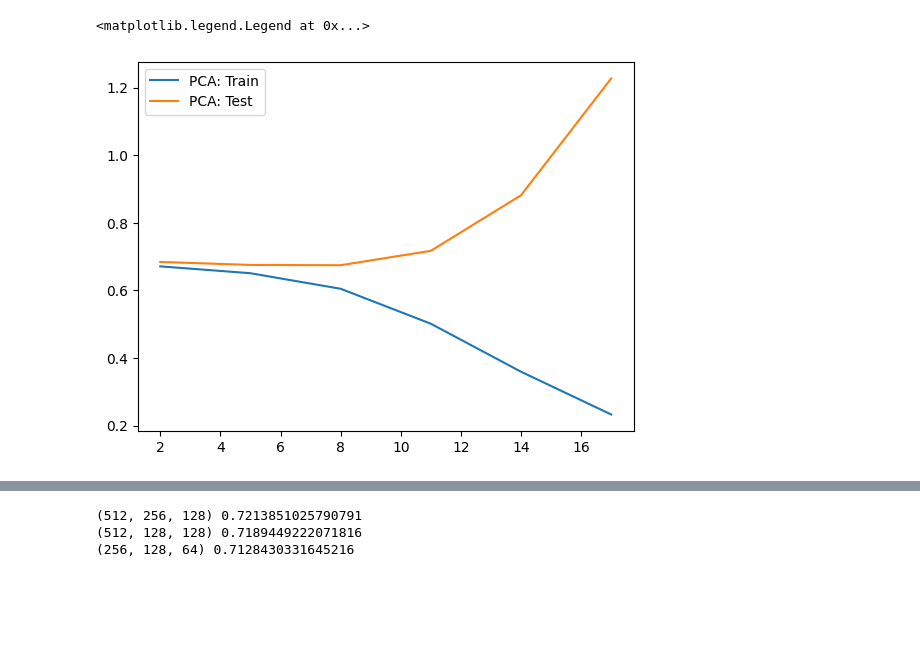
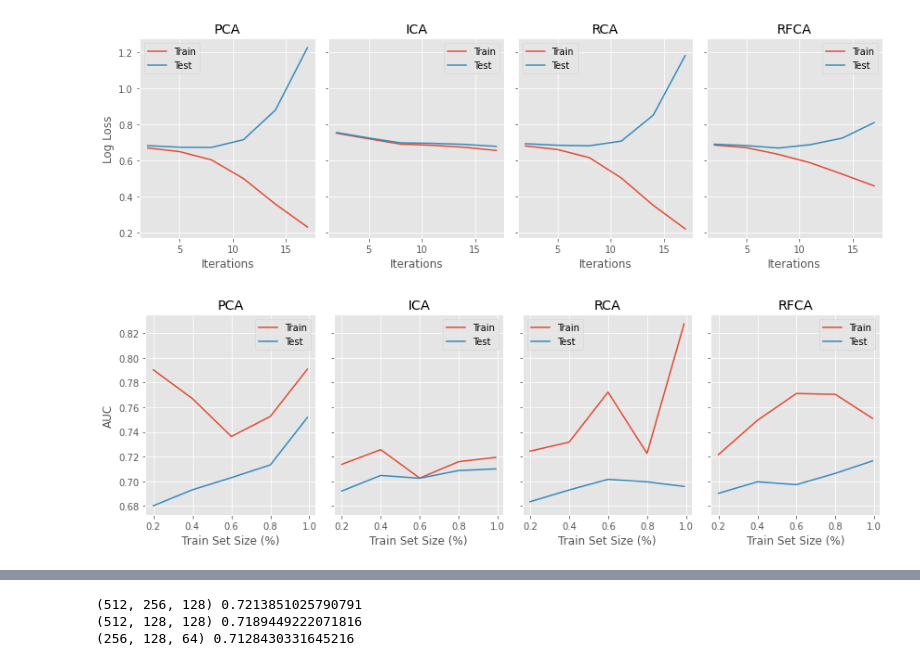
Before and after one commit to vinitjogani/clustering-comparison, a Jupyter notebook: explore.ipynb, the cells around one changed output, grey strips where cells are left out. Cells and saved outputs as stored; diff of their text form; code cells hidden in the pictures; blank space fills up the shorter version.

```diff
--- a/explore.ipynb
+++ b/explore.ipynb
@@ -132,18 +292,63 @@ plt.legend()
 # %%
+fig, axs = plt.subplots(ncols=4, figsize=(12,4), sharex=True, sharey=True)
 
 x, y1, y2 = load_iter_scores(f'iter_pca')
-plt.plot(x, y1, label='PCA: Train')
-plt.plot(x, y2, label='PCA: Test')
+axs[0].plot(x, y1, label='Train')
+axs[0].plot(x, y2, label='Test')
+axs[0].set_title('PCA')
 
-# x, y1, y2 = load_iter_scores(f'iter_ica')
-# plt.plot(x, y1, label='ICA: Train')
-# plt.plot(x, y2, label='ICA: Test')
+x, y1, y2 = load_iter_scores(f'iter_ica')
+axs[1].plot(x, y1, label='Train')
+axs[1].plot(x, y2, label='Test')
+axs[1].set_title('ICA')
 
-# x, y1, y2 = load_iter_scores(f'iter_gmm_add_soft')
-# plt.plot(x, y1, label='GMM Replace Soft: Train')
-# plt.plot(x, y2, label='GMM Replace Soft: Test')
-plt.legend()
+x, y1, y2 = load_iter_scores(f'iter_rca')
+axs[2].plot(x, y1, label='Train')
+axs[2].plot(x, y2, label='Test')
+axs[2].set_title('RCA')
+
+x, y1, y2 = load_iter_scores(f'iter_rfca')
+axs[3].plot(x, y1, label='Train')
+axs[3].plot(x, y2, label='Test')
+axs[3].set_title('RFCA')
+
+for ax in axs:
+    ax.legend();
+    ax.set_xlabel('Iterations')
+axs[0].set_ylabel('Log Loss')
+
+fig.tight_layout()
 # %% [output]
-<matplotlib.legend.Legend at 0x...>
-[figure, old version]
+[figure, new version]
+# %%
+fig, axs = plt.subplots(ncols=4, figsize=(12,4), sharex=True, sharey=True)
+
+x, y1, y2, y3 = load_trainsize_scores(f'trainsize_pca_credit_score')
+axs[0].plot(x, y1, label='Train')
+axs[0].plot(x, y2, label='Test')
+axs[0].set_title('PCA')
+
+x, y1, y2, y3 = load_trainsize_scores(f'trainsize_ica_credit_score')
+axs[1].plot(x, y1, label='Train')
+axs[1].plot(x, y2, label='Test')
+axs[1].set_title('ICA')
+
+x, y1, y2, y3 = load_trainsize_scores(f'trainsize_rca_credit_score')
+axs[2].plot(x, y1, label='Train')
+axs[2].plot(x, y2, label='Test')
+axs[2].set_title('RCA')
+
+x, y1, y2, y3 = load_trainsize_scores(f'trainsize_rfca_credit_score')
+axs[3].plot(x, y1, label='Train')
+axs[3].plot(x, y2, label='Test')
+axs[3].set_title('RFCA')
+
+
+for ax in axs:
+    ax.legend();
+    ax.set_xlabel('Train Set Size (%)')
+axs[0].set_ylabel('AUC')
+fig.tight_layout()
+# %% [output]
+[figure, added]
 # %%
```
Also changed, not shown: parts of 35 cells of this notebook, 2 other files.
